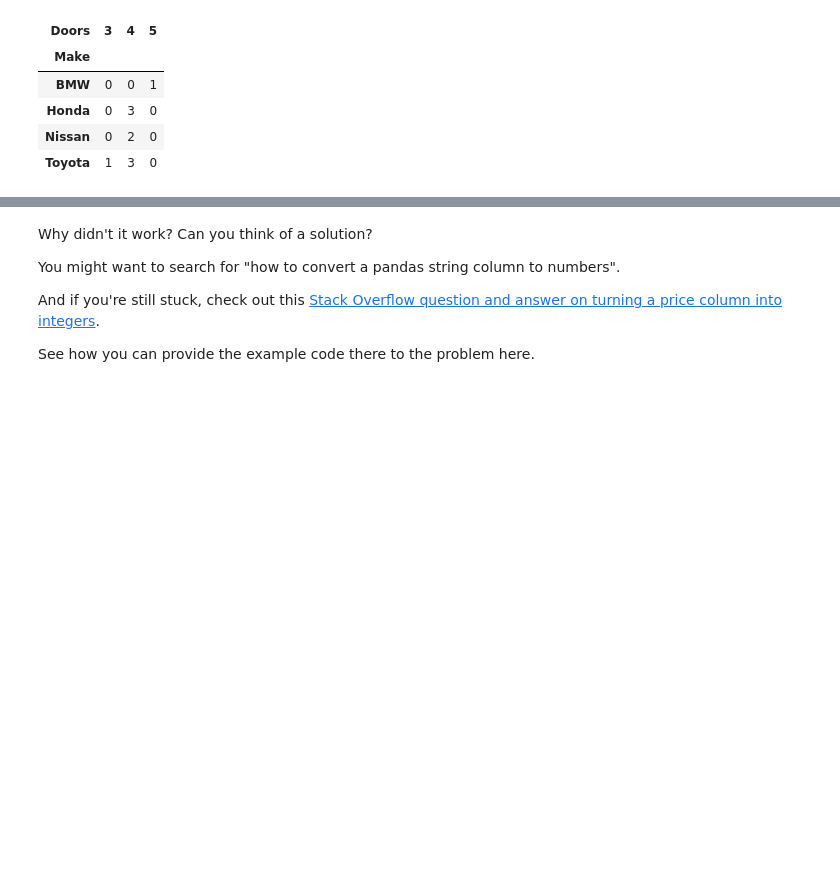
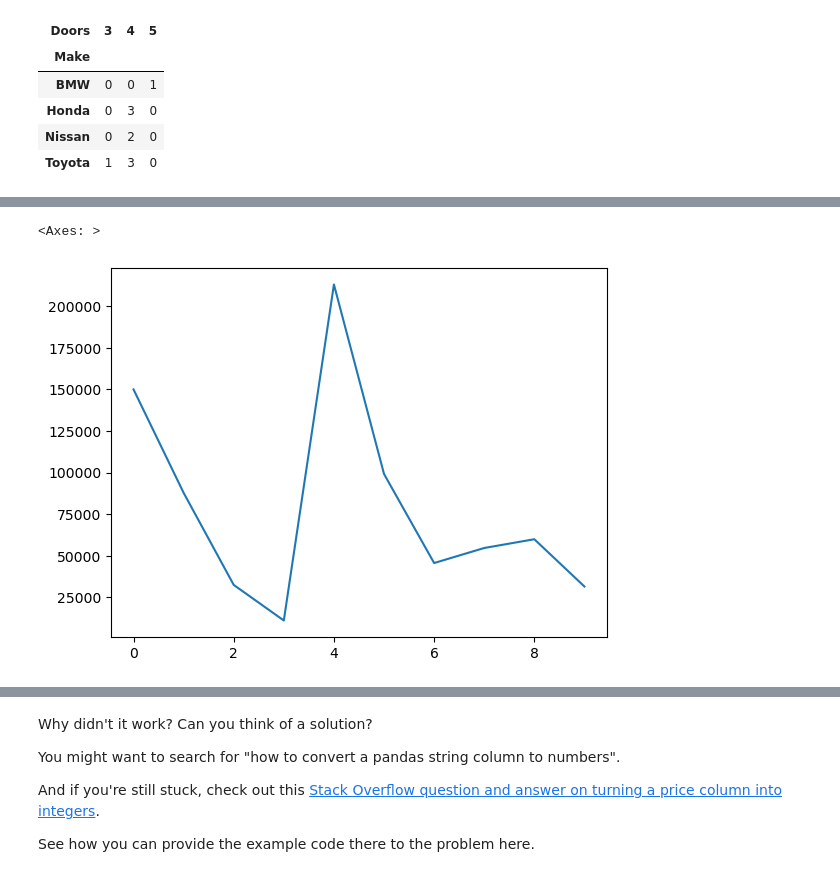
Before and after one commit to thesubodh1/Machine-Learning, a Jupyter notebook: pandas-exercises.ipynb, the cells around one changed output, grey strips where cells are left out. Drawn from its saved outputs; the diff is of its cells as text; code cells hidden in the pictures; blank space fills up the shorter version.

```diff
--- a/pandas-exercises.ipynb
+++ b/pandas-exercises.ipynb
@@ -225,5 +231,9 @@ TypeError: agg function failed [how->mean,dtype->object]
 # %%
 # Import Matplotlib and create a plot of the Odometer column
 # Don't forget to use %matplotlib inline
+car_sales["Odometer (KM)"].plot()
+# %% [output]
+<Axes: >
+[figure, added]
 # %%
 # Create a histogram of the Odometer column using hist()
```
Also changed, not shown: parts of 26 cells of this notebook.
